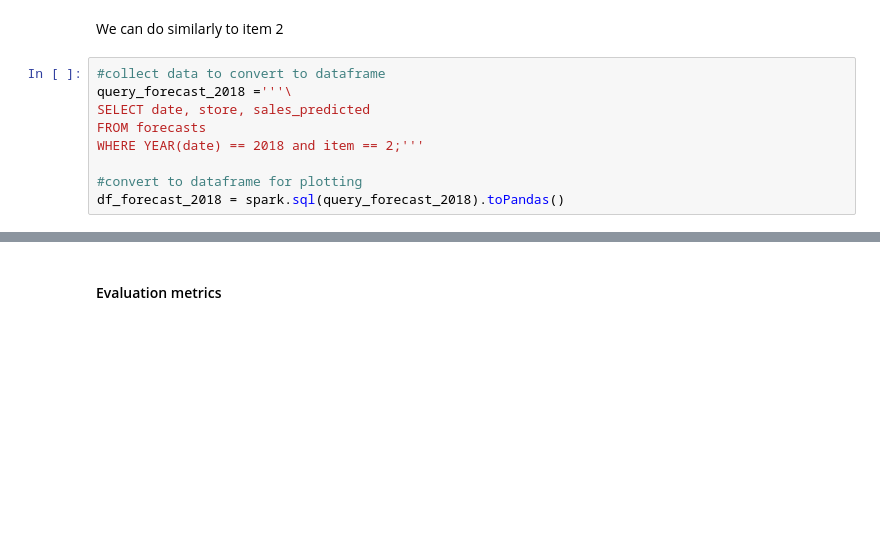
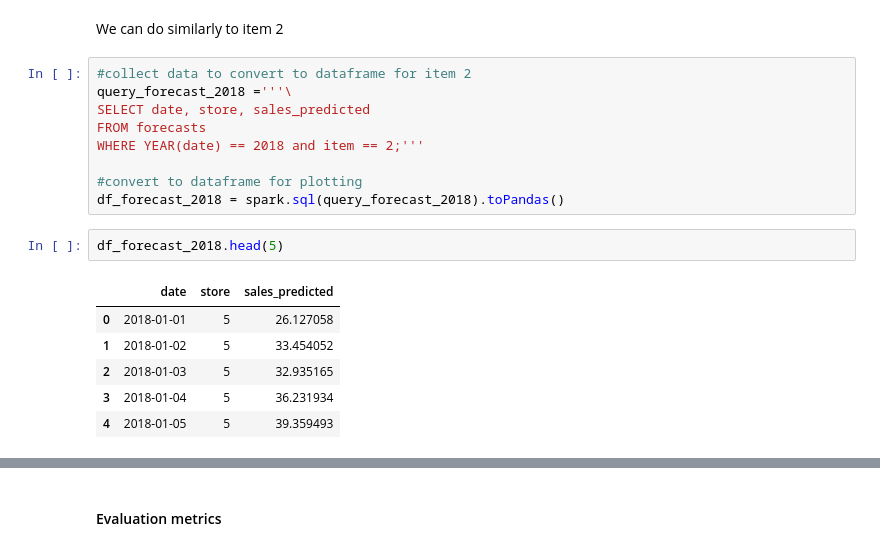
Before and after one commit to FelixQLe/Fine_Grained_Time_Serries_Forecasting_Leverage_Apache_Spark_FBProphet, a Jupyter notebook: Fine_Grained_Time_Serries_Forecasting_Leverage_Apache_Spark_FBProphet.ipynb, the cells around one changed output, grey strips where cells are left out. Drawn from its saved outputs; the diff is of its cells as text; blank space fills up the shorter version.

```diff
--- a/Fine_Grained_Time_Serries_Forecasting_Leverage_Apache_Spark_FBProphet.ipynb
+++ b/Fine_Grained_Time_Serries_Forecasting_Leverage_Apache_Spark_FBProphet.ipynb
@@ -957,7 +957,7 @@ plt.show()
 # %% [markdown]
 We can do similarly to item 2
 # %%
-#collect data to convert to dataframe
+#collect data to convert to dataframe for item 2
 query_forecast_2018 ='''\
 SELECT date, store, sales_predicted
 FROM forecasts
@@ -965,6 +965,15 @@ WHERE YEAR(date) == 2018 and item == 2;'''
 
 #convert to dataframe for plotting
 df_forecast_2018 = spark.sql(query_forecast_2018).toPandas()
+# %%
+df_forecast_2018.head(5)
+# %% [output]
+|  | date | store | sales_predicted |
+| 0 | 2018-01-01 | 5 | 26.127058 |
+| 1 | 2018-01-02 | 5 | 33.454052 |
+| 2 | 2018-01-03 | 5 | 32.935165 |
+| 3 | 2018-01-04 | 5 | 36.231934 |
+| 4 | 2018-01-05 | 5 | 39.359493 |
 # %%
 #sales forecast 2018
 #libraries
```
Also changed, not shown: parts of 4 cells of this notebook.
